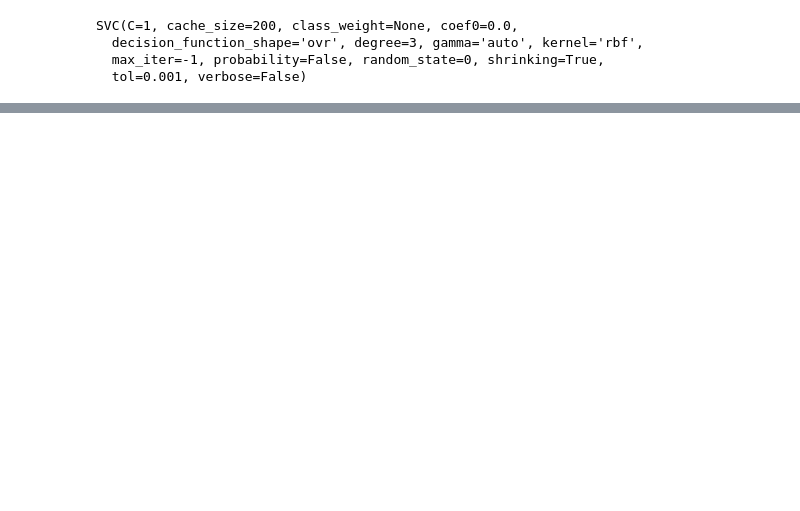
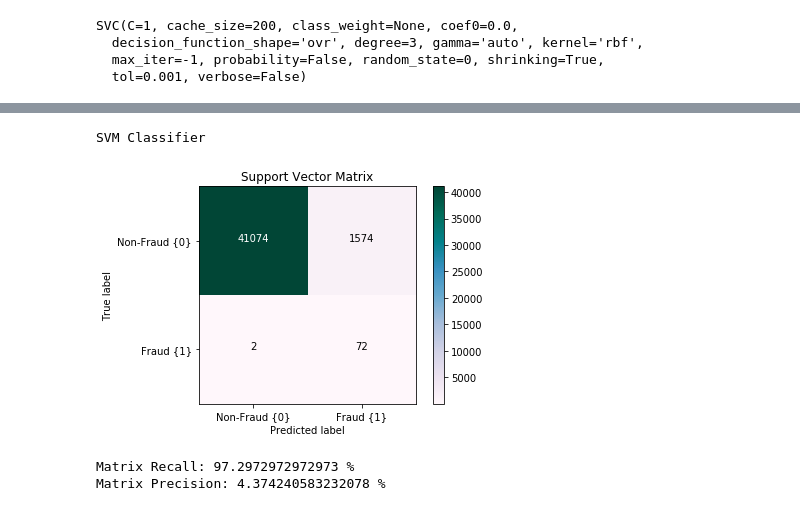
Before and after one commit to safashaikh/MLFinalProj, a Jupyter notebook: creditcard.ipynb, the cells around one changed output, grey strips where cells are left out. Cells and saved outputs as stored; diff of their text form; code cells hidden in the pictures; blank space fills up the shorter version.

```diff
--- a/creditcard.ipynb
+++ b/creditcard.ipynb
@@ -629,0 +618,6 @@ Matrix Precision: 96.66666666666667 %
+# %%
+# predicting y_pred_full_dataset
+y_pred_full_dataset= classifier_with_best_parameters.predict(X_test)
+
+# confusion matrix usign y_test_full and ypred_full
+cm3 = confusion_matrix(y_test, y_pred_full_dataset)
@@ -629,0 +643,8 @@ Matrix Precision: 96.66666666666667 %
+# %%
+print("SVM Classifier")
+plot_confusion_matrix(cm3, "Support Vector Matrix")
+# %% [output]
+SVM Classifier
+[figure, added]
+Matrix Recall: 97.2972972972973 %
+Matrix Precision: 4.374240583232078 %
```
Also changed, not shown: parts of 25 cells of this notebook.
